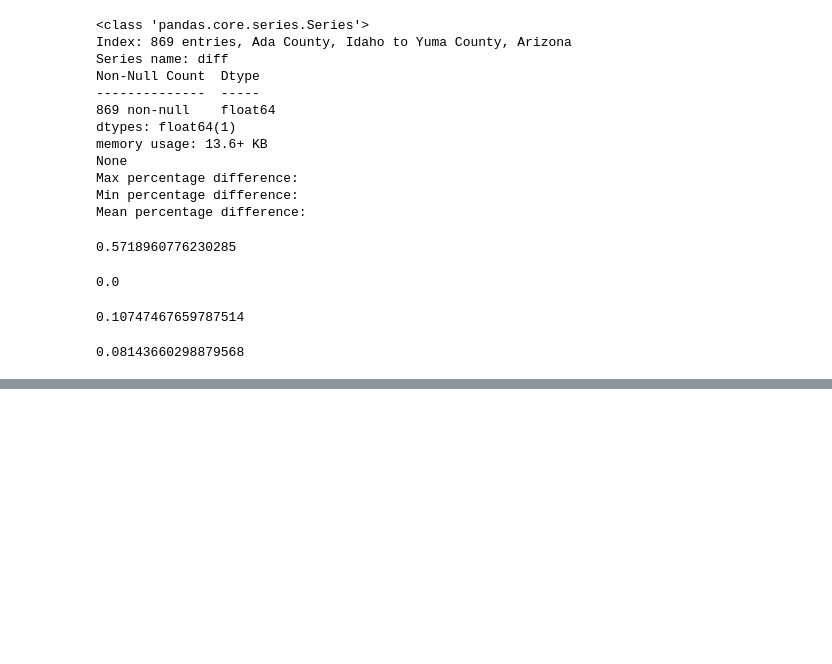
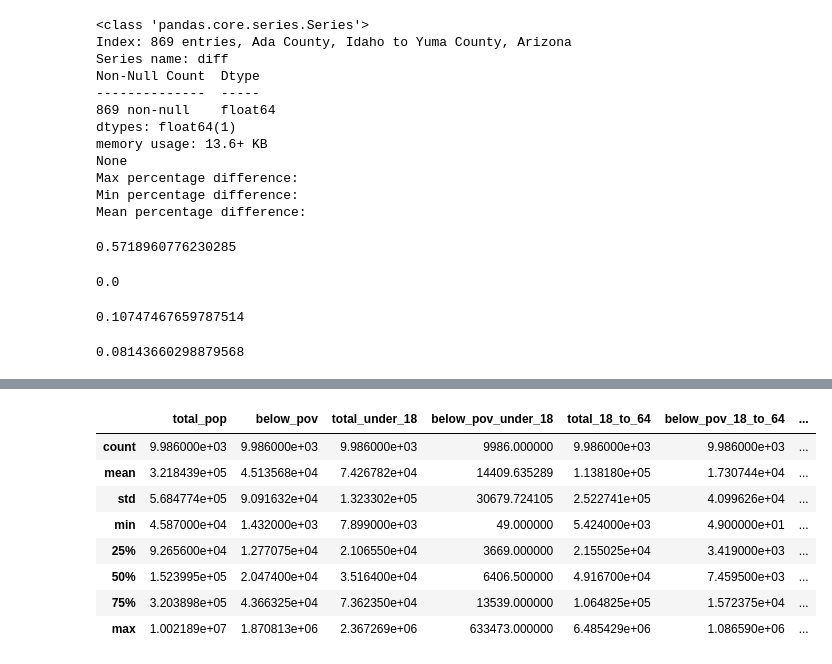
Before and after one commit to jacobshaw42/ds590_data_viz_project, a Jupyter notebook: Final Project - Data Analysis.ipynb, the cells around one changed output, grey strips where cells are left out. Saved outputs shown, nothing was run; the diff lists cells and outputs as text; code cells hidden in the pictures; blank space fills up the shorter version.

```diff
--- a/Final Project - Data Analysis.ipynb
+++ b/Final Project - Data Analysis.ipynb
@@ -265,0 +401,12 @@ np.median(result['diff'])
+# %%
+df_merged[num_cols].describe()
+# %% [output]
+|  | total_pop | below_pov | total_under_18 | below_pov_under_18 | total_18_to_64 | below_pov_18_to_64 | ... |
+| count | 9.986000e+03 | 9.986000e+03 | 9.986000e+03 | 9986.000000 | 9.986000e+03 | 9.986000e+03 | ... |
+| mean | 3.218439e+05 | 4.513568e+04 | 7.426782e+04 | 14409.635289 | 1.138180e+05 | 1.730744e+04 | ... |
+| std | 5.684774e+05 | 9.091632e+04 | 1.323302e+05 | 30679.724105 | 2.522741e+05 | 4.099626e+04 | ... |
+| min | 4.587000e+04 | 1.432000e+03 | 7.899000e+03 | 49.000000 | 5.424000e+03 | 4.900000e+01 | ... |
+| 25% | 9.265600e+04 | 1.277075e+04 | 2.106550e+04 | 3669.000000 | 2.155025e+04 | 3.419000e+03 | ... |
+| 50% | 1.523995e+05 | 2.047400e+04 | 3.516400e+04 | 6406.500000 | 4.916700e+04 | 7.459500e+03 | ... |
+| 75% | 3.203898e+05 | 4.366325e+04 | 7.362350e+04 | 13539.000000 | 1.064825e+05 | 1.572375e+04 | ... |
+| max | 1.002189e+07 | 1.870813e+06 | 2.367269e+06 | 633473.000000 | 6.485429e+06 | 1.086590e+06 | ... |
```
Also changed, not shown: parts of 28 cells of this notebook.
